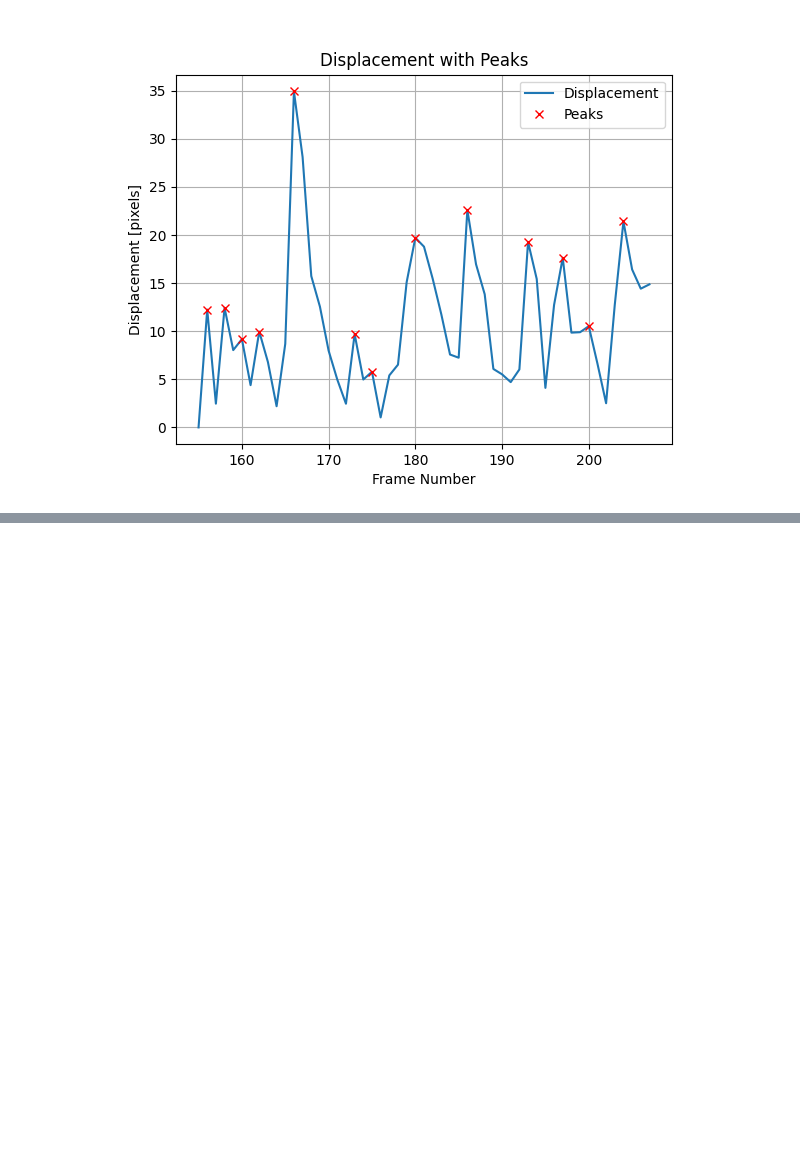
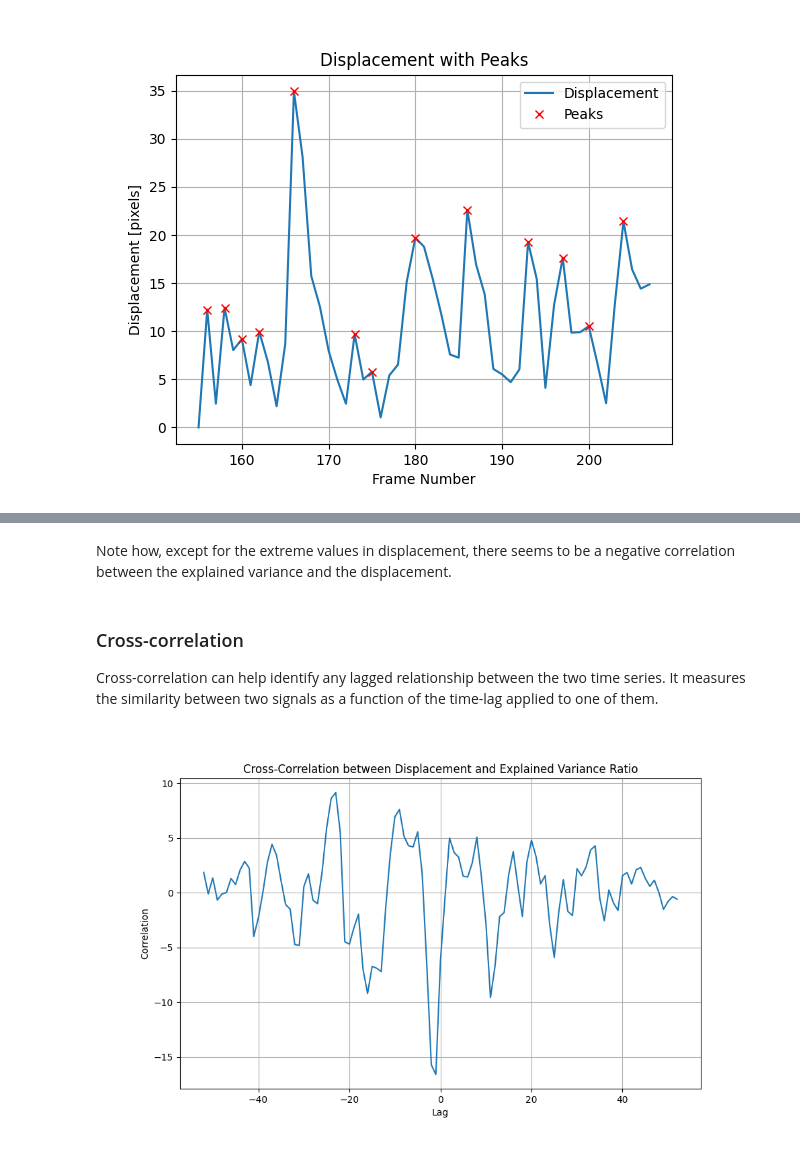
Before and after one commit to gonzaloangaut/tracking_cells, a Jupyter notebook: data_analysis.ipynb, the cells around one changed output, grey strips where cells are left out. Drawn from its saved outputs; the diff is of its cells as text; code cells hidden in the pictures; blank space fills up the shorter version.

```diff
--- a/data_analysis.ipynb
+++ b/data_analysis.ipynb
@@ -354,0 +393,24 @@ Number of Peaks: 13
+# %% [markdown]
+Note how, except for the extreme values in displacement, there seems to be a negative correlation between the explained variance and the displacement.
+# %% [markdown]
+### Cross-correlation
+Cross-correlation can help identify any lagged relationship between the two time series. It measures the similarity between two signals as a function of the time-lag applied to one of them.
+# %%
+# Assuming 'displacement' and 'first_component_variance_ratio' are numpy arrays or pandas Series
+displacement = cell_df['displacement'].values
+variance_ratio = first_component_variance_ratio
+
+# Compute cross-correlation
+correlation = np.correlate(displacement - np.mean(displacement), variance_ratio - np.mean(variance_ratio), mode='full')
+lags = np.arange(-len(displacement) + 1, len(displacement))
+
+# Plot cross-correlation
+plt.figure(figsize=(10, 6))
+plt.plot(lags, correlation)
+plt.title('Cross-Correlation between Displacement and Explained Variance Ratio')
+plt.xlabel('Lag')
+plt.ylabel('Correlation')
+plt.grid(True)
+plt.show()
+# %% [output]
+[figure, added]
```
Also changed, not shown: parts of 24 cells of this notebook.
